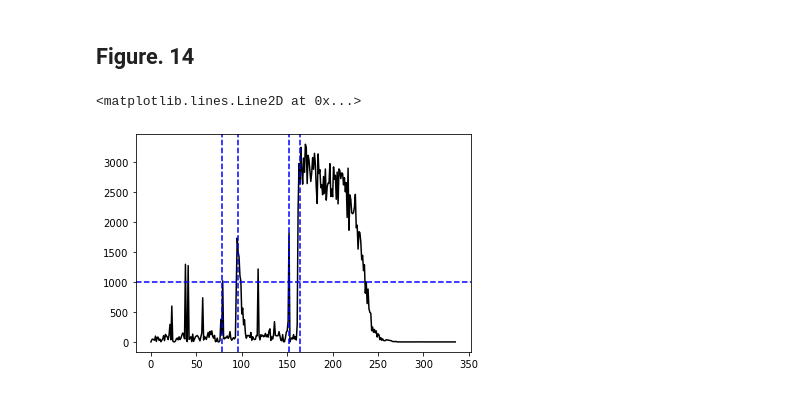
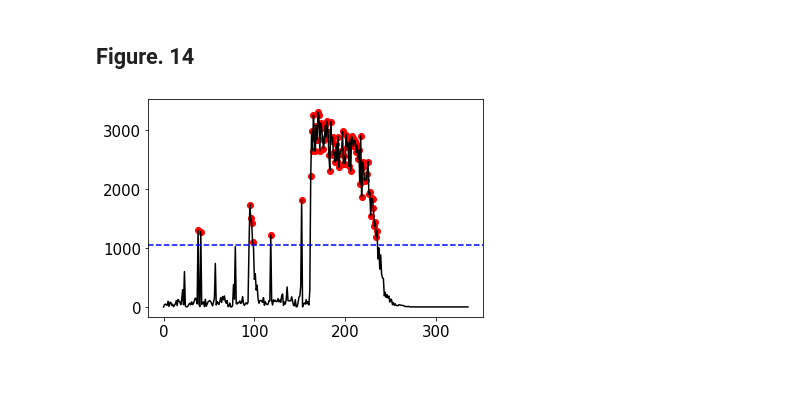
Before and after one commit to hyan46/ExtendedTSSRP, a Jupyter notebook: plot_summary.ipynb, the cells around one changed output. Cells and saved outputs as stored; diff of their text form; code cells hidden in the pictures.

```diff
--- a/plot_summary.ipynb
+++ b/plot_summary.ipynb
@@ -59,7 +59,7 @@ plt.show()
 import numpy as np
 from Bspline import bsplineBasis
 
-#case = 'nonoverlap'
+case = 'nonoverlap'
 case = 'spline'
 if case == 'nonoverlap':
     p = 900 # Number of dimensions
@@ -81,3 +81,22 @@ Ks = 5  #Select Top Ks control chart
 nsensors = 5 # Number of selected sensors
 ARL0 = 200 # Target ARL-IC
 Tmax = 500 # Maximum length
+
+import matplotlib.gridspec as gridspec
+
+fig = plt.figure(figsize = (10,10))
+gs1 = gridspec.GridSpec(6, 6)
+gs1.update(wspace=0.025, hspace=0.05) # set the spacing between axes.
+
+for i in range(M.shape[1]):
+   # i = i + 1 # grid spec indexes from 0
+    ax1 = plt.subplot(gs1[i])
+    plt.axis('on')
+    ax1.set_xticklabels([])
+    ax1.set_yticklabels([])
+    ax1.set_aspect('equal')
+    ax1.imshow(M[:,i].reshape([30,30]))
+    ax1.set_xticks([])
+    ax1.set_yticks([])
+
+fig.savefig('figs/' + case + 'allmodes.eps')
@@ -510,13 +559,15 @@ plt.subplots_adjust(bottom=0.3, top=0.9, hspace=0)
 # %%
 with open(r"data/case_am_statistics.obj", "rb") as input_file:
     sequential_statistics_topRsum = pickle.load(input_file)
 plt.plot(sequential_statistics_topRsum,'k-')
-plt.axvline(x=78, color='b', linestyle='--')
-plt.axvline(x=96, color='b', linestyle='--')
-plt.axvline(x=152, color='b', linestyle='--')
-plt.axvline(x=164, color='b', linestyle='--')
-plt.axhline(y=1000, color='b', linestyle='--')
-# plt.savefig('figs/case_3d_s.eps')
+toscatter = np.where((sequential_statistics_topRsum>1050))[0]
+for idx,yidx in enumerate(toscatter):
+    plt.scatter(yidx, sequential_statistics_topRsum[yidx],c='r')
+#plt.axvline(x=78, color='b', linestyle='--')
+#plt.axvline(x=96, color='b', linestyle='--')
+#plt.axvline(x=152, color='b', linestyle='--')
+#plt.axvline(x=164, color='b', linestyle='--')
+plt.axhline(y=1050, color='b', linestyle='--')
+plt.savefig('figs/case_3d_s.eps')
 # %% [output]
-<matplotlib.lines.Line2D at 0x...>
-[figure, old version]
+[figure, new version]
```
Also changed, not shown: parts of 16 cells of this notebook.
